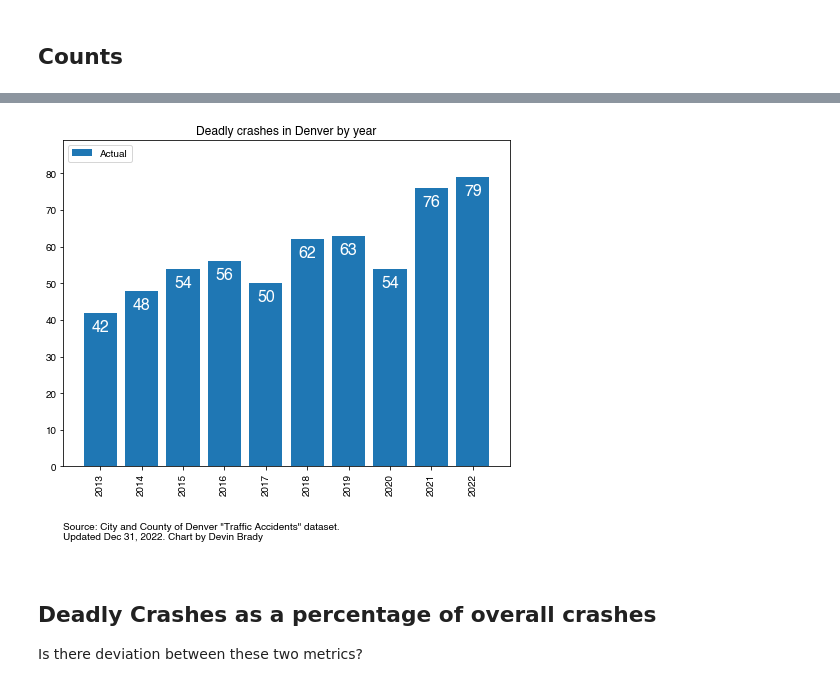
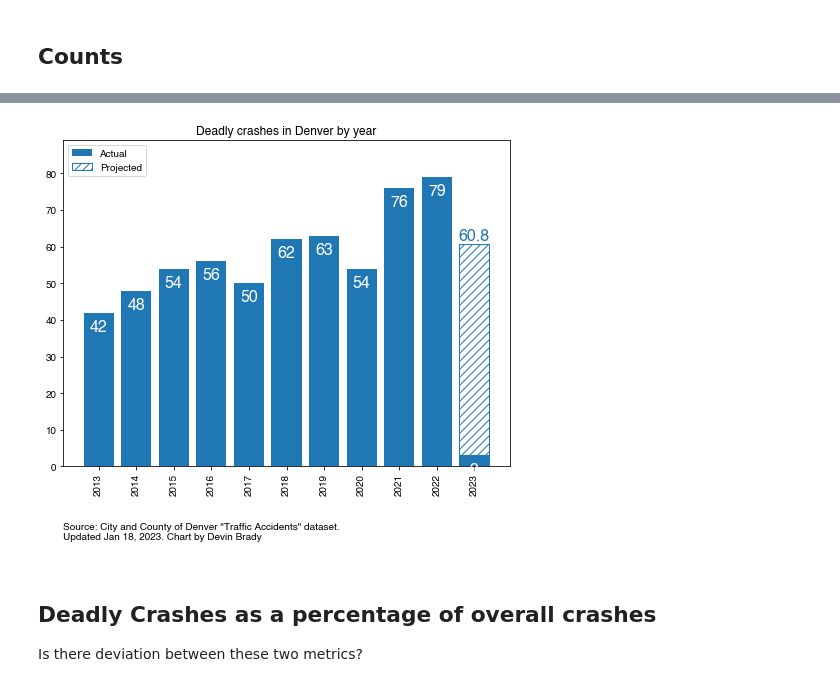
Before and after one commit to devinbrady/denver-street-data, a Jupyter notebook: Deadly_Crashes_by_Year.ipynb, the cells around one changed output, grey strips where cells are left out. Cells and saved outputs as stored; diff of their text form; code cells hidden in the pictures.

```diff
--- a/Deadly_Crashes_by_Year.ipynb
+++ b/Deadly_Crashes_by_Year.ipynb
@@ -100,15 +101,17 @@ fig, ax = plt.subplots(figsize=(10,7))
 max_x_value = 380
 plt.plot(range(0, max_x_value), [1] * max_x_value, alpha=0)
 
+year_colors = {
+#     2019: 'tab:brown'
+    2020: 'tab:green'
+    , 2021: 'tab:blue'
+    , 2022: 'tab:orange'
+    , 2023: 'tab:red'
+}
+
 for year in sorted(df.crash_year.unique()):
-    if year == 2019:
-        color = 'tab:brown'
-    elif year == 2020:
-        color = 'tab:green'
-    elif year == 2021:
-        color = 'tab:blue'
-    elif year == 2022:
-        color = 'tab:orange'
+    if year in year_colors.keys():
+        color = year_colors[year]
     else:
         color = 'lightgray'
 
@@ -217,14 +223,14 @@ dtype: float64
 # Fatality crashes per year, current year projected
 fig, ax = plt.subplots(figsize=(8,6))
 
-# ax.bar(
-#     x=this_year
-#     , height=projected_fatality_crashes_by_year[this_year]
-#     , hatch='///'
-#     , fill=False
-#     , edgecolor=TABLEAU_COLORS['tab:blue']
-#     , label='Projected'
-# )
+ax.bar(
+    x=this_year
+    , height=projected_fatality_crashes_by_year[this_year]
+    , hatch='///'
+    , fill=False
+    , edgecolor=TABLEAU_COLORS['tab:blue']
+    , label='Projected'
+)
 
 ax.bar(
     x=fatality_crashes_by_year.index
@@ -237,47 +243,46 @@ ax.set_xticks(fatality_crashes_by_year.index, fontcolor='white')
 
 for year in sorted(df.crash_year.unique()):
     plt.text(
         x=year
         , y=fatality_crashes_by_year[year] - 5
         , s=fatality_crashes_by_year[year]
         , ha='center'
         , color='white'
         , fontsize=16
         , fontweight='bold'
     )
 
-#     if year == this_year:
-#         plt.text(
-#             x=year
-#             , y=projected_fatality_crashes_by_year[year] + 1
-#             , s='{:.1f}'.format(projected_fatality_crashes_by_year[year])
-#             , ha='center'
-#             , color=TABLEAU_COLORS['tab:blue']
-#             , fontsize=16
-#             , fontweight='bold'
-#         )
+    if year == this_year:
+        plt.text(
+            x=year
+            , y=projected_fatality_crashes_by_year[year] + 1
+            , s='{:.1f}'.format(projected_fatality_crashes_by_year[year])
+            , ha='center'
+            , color=TABLEAU_COLORS['tab:blue']
+            , fontsize=16
+            , fontweight='bold'
+        )
 
-plt.ylim([0, projected_fatality_crashes_by_year[this_year] + 10])
+plt.ylim([0, max(fatality_crashes_by_year.max(), projected_fatality_crashes_by_year[this_year]) + 10])
 # ax.tick_params(axis='x' ,direction='in', pad=-50, rotation=90, colors='white', labelsize=16)
 # ax.xaxis.label.set_color('white')
 ax.tick_params(axis='x', rotation=90)
 plt.title(f'Deadly crashes in Denver by year')
 
 citation = f"""
 Source: City and County of Denver "Traffic Accidents" dataset.
 Updated {df.reported_date.max().strftime('%b %-d, %Y')}. Chart by Devin Brady
 """
 
 ax.annotate(xy=(0, -0.2), text=citation, xycoords='axes fraction', ha='left', va='center')
 
 handles, labels = plt.gca().get_legend_handles_labels()
-# order = [1,0]
-order = [0]
+order = [1,0]
 plt.legend([handles[idx] for idx in order],[labels[idx] for idx in order], loc='upper left')
 
 _ = plt.savefig('images/deadly_crashes_barplot.png', transparent=False, facecolor='white', bbox_inches='tight')
 # %% [output]
-[figure, old version]
+[figure, new version]
 # %% [markdown]
 ## Deadly Crashes as a percentage of overall crashes
 
```
Also changed, not shown: parts of 22 cells of this notebook, 8 other files.
